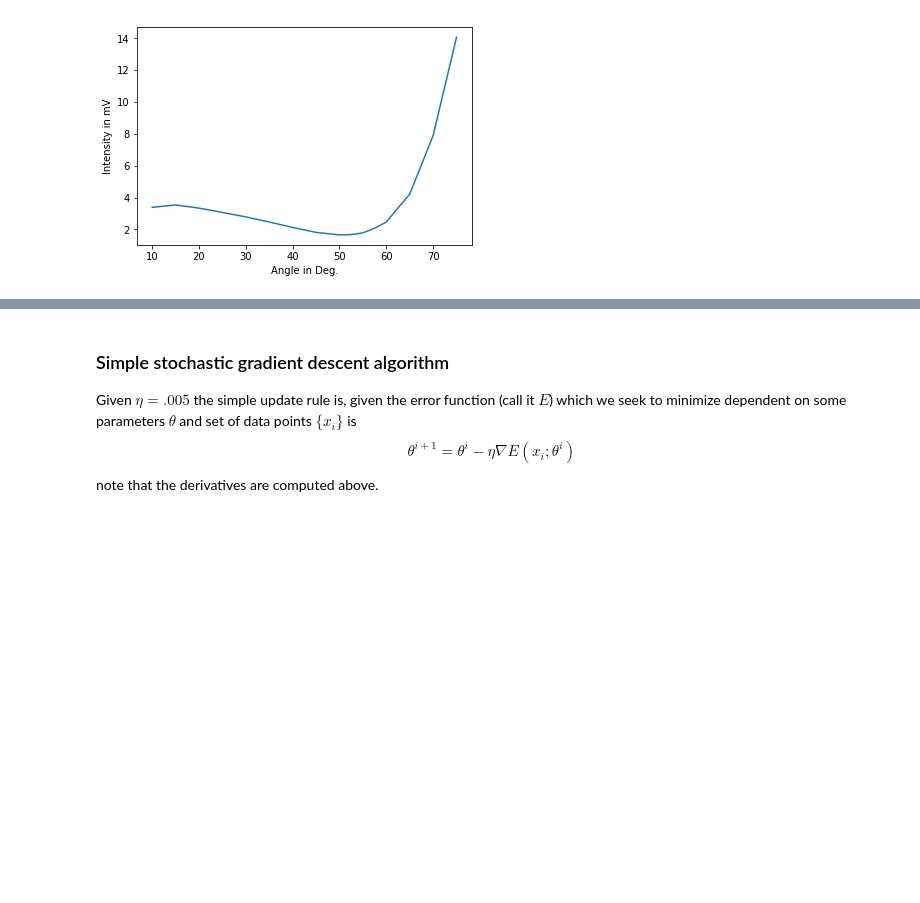
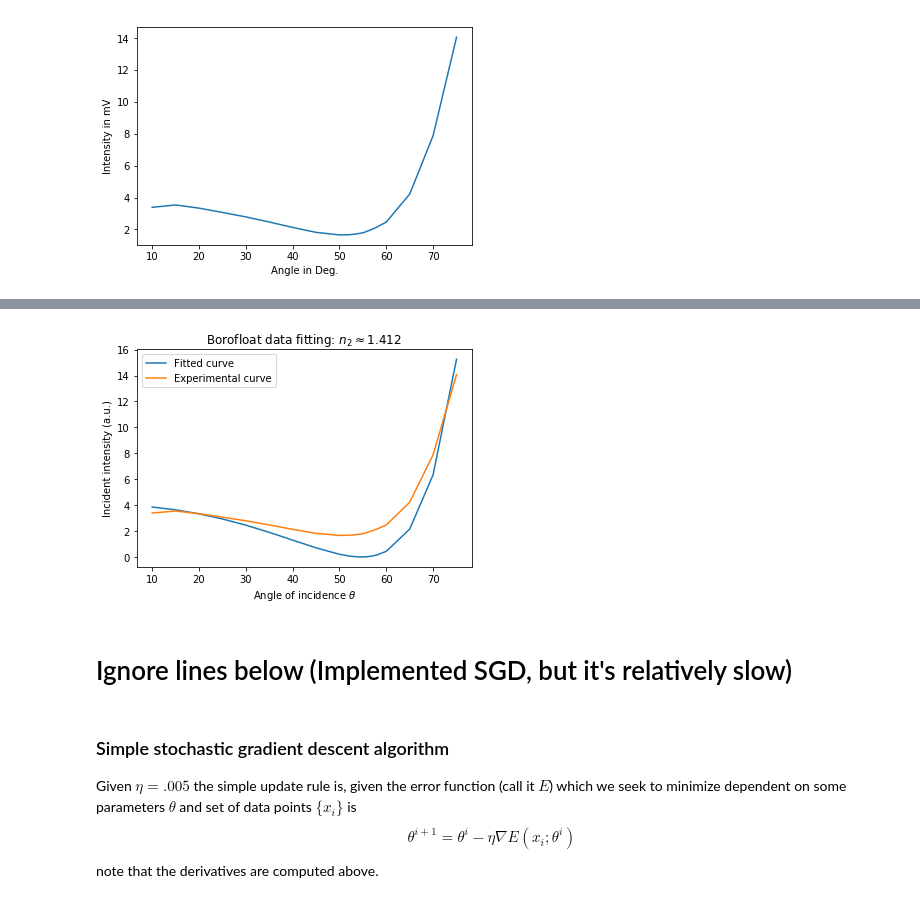
Before and after one commit to angeris/ee134-analysis, a Jupyter notebook: coefficient_optimization.ipynb, the cells around one changed output, grey strips where cells are left out. Saved outputs shown, nothing was run; the diff lists cells and outputs as text; code cells hidden in the pictures; blank space fills up the shorter version.

```diff
--- a/coefficient_optimization.ipynb
+++ b/coefficient_optimization.ipynb
@@ -55,14 +56,2 @@ $$
 $$
-# %%
-def d_division(u, v, du, dv):
-    return (du*v - dv*u)/(v*v)
-
-def d_multiplication(u, v, du, dv):
-    return u*dv + du*v
-
-def l_funct(angle_i_rad, n_1, n_2):
-    return sqrt(1 - (n_1/n_2*sin(angle_i_rad))**2)
-
-def l_grad(angle_i_rad, n_1, n_2):
-    return n_1*sin(angle_i_rad)/(n_2**3 * l_funct(angle_i_rad, n_1, n_2))
 # %%
@@ -99,0 +131,4 @@ def likelihood_grad_coef(angle_i_rad, n_1, n_2, coef, intensity_au, alpha=0):
+# %%
+# Minimize the likelihood
+res = minimize(ll_normal, array([1.2, 100]),  jac=ll_grad)
+res
@@ -100,3 +147,28 @@ def likelihood_grad_coef(angle_i_rad, n_1, n_2, coef, intensity_au, alpha=0):
+# %%
+n_2, A = res.x
+
+with_intercept = False
+
+rp_out = []
+for angle in angle_deg:
+    angle_rad = angle*pi/180
+    if with_intercept:
+        rp_out.append(A*Rp(angle_rad, n_1, n_2) - alpha)
+    else:
+        rp_out.append(A*Rp(angle_rad, n_1, n_2))
+
+material_name = 'Borofloat'
+plot(angle_deg, rp_out, label='Fitted curve')
+plot(angle_deg, intensity_mV, label='Experimental curve')
+title('{} data fitting{}: $n_2 \\approx {:.3f}$'.format(material_name, ' with intercept' if with_intercept else '', n_2))
+xlabel(r'Angle of incidence $\theta$')
+ylabel(r'Incident intensity (a.u.)')
+legend()
+savefig('{}_data_fitting{}.png'.format(material_name.lower(), '_intercept' if with_intercept else ''), dpi=600)
+# %% [output]
+[figure, added]
+# %% [markdown]
+# Ignore lines below (Implemented SGD, but it's relatively slow)
 # %% [markdown]
 ### Simple stochastic gradient descent algorithm
 Given $\eta = .005$ the simple update rule is, given the error function (call it $E$) which we seek to minimize dependent on some parameters $\theta$ and set of data points $\{x_i\}$ is
```
Also changed, not shown: parts of 8 cells of this notebook, 2 other files.
